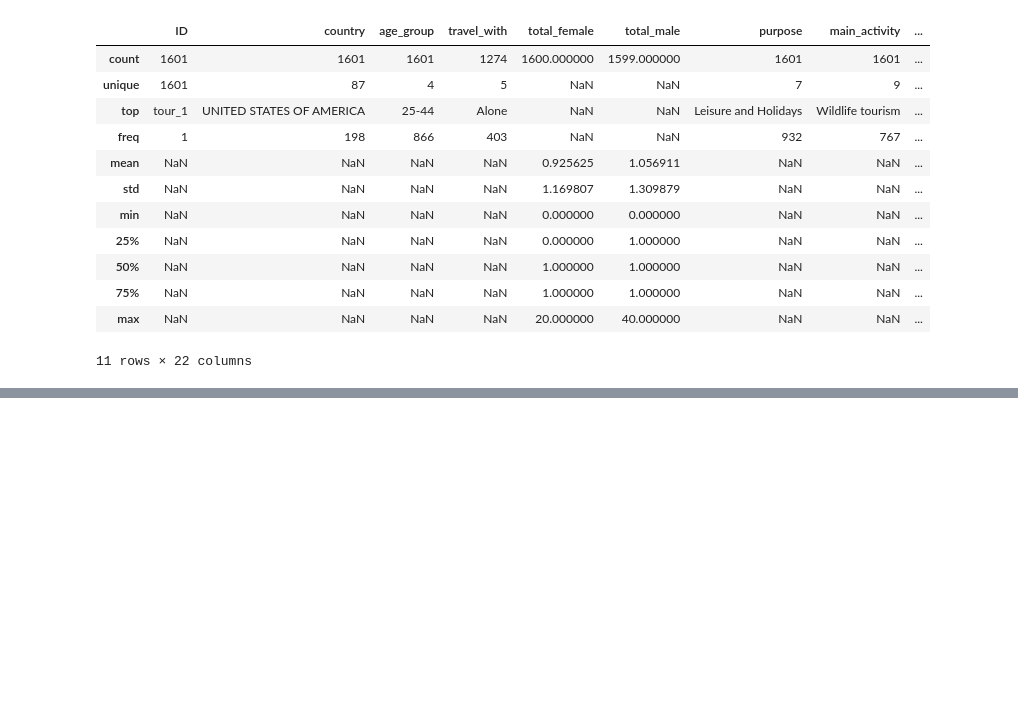
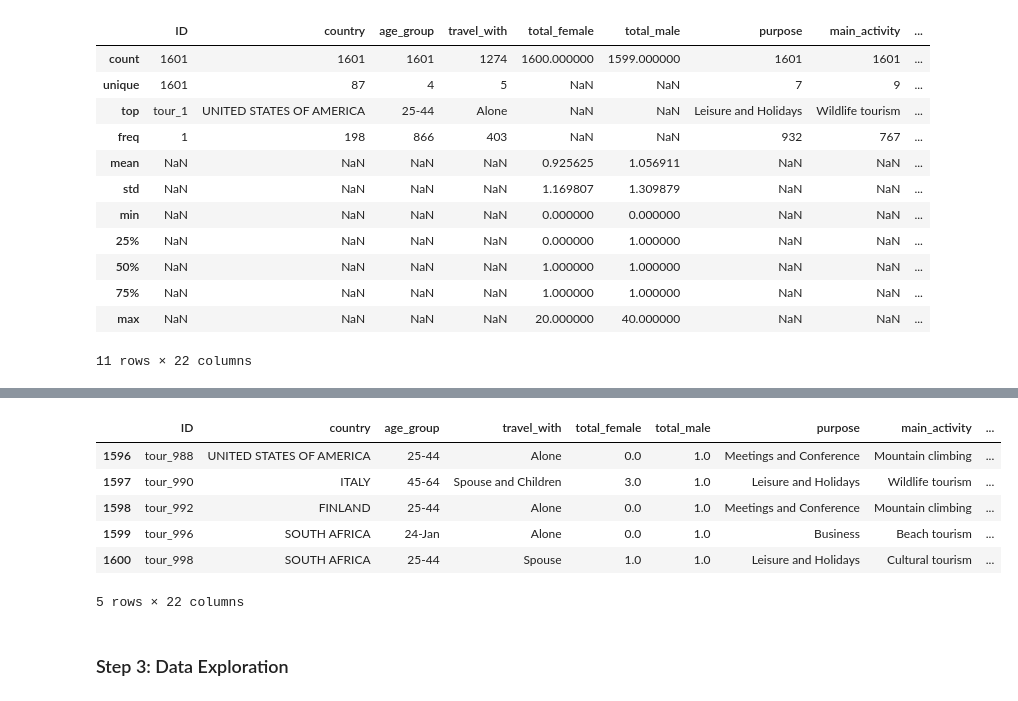
Before and after one commit to normanmunge/tanzania-tourism-eda, a Jupyter notebook: tanzanian-analysis-eda.ipynb, the cells around one changed output, grey strips where cells are left out. Saved outputs shown, nothing was run; the diff lists cells and outputs as text; code cells hidden in the pictures; blank space fills up the shorter version.

```diff
--- a/tanzanian-analysis-eda.ipynb
+++ b/tanzanian-analysis-eda.ipynb
@@ -128 +197,3 @@ array(['Package Tour', 'Independent', 0], dtype=object)
+# %%
+tourists_df.most_impressing = tourists_df.most_impressing.fillna('No comments')
 # %% [markdown]
@@ -134,2 +205,2 @@ np.int64(2)
 # %%
-tourists_df.drop(tourists_df.duplicated().index)
+tourists_df.drop(tourists_df[tourists_df.duplicated()].index, inplace=True)
@@ -145,0 +212,12 @@ tourists_df[tourists_df.duplicated()]
+# %%
+tourists_df.tail()
+# %% [output]
+|  | ID | country | age_group | travel_with | total_female | total_male | purpose | main_activity | ... |
+| 1596 | tour_988 | UNITED STATES OF AMERICA | 25-44 | Alone | 0.0 | 1.0 | Meetings and Conference | Mountain climbing | ... |
+| 1597 | tour_990 | ITALY | 45-64 | Spouse and Children | 3.0 | 1.0 | Leisure and Holidays | Wildlife tourism | ... |
+| 1598 | tour_992 | FINLAND | 25-44 | Alone | 0.0 | 1.0 | Meetings and Conference | Mountain climbing | ... |
+| 1599 | tour_996 | SOUTH AFRICA | 24-Jan | Alone | 0.0 | 1.0 | Business | Beach tourism | ... |
+| 1600 | tour_998 | SOUTH AFRICA | 25-44 | Spouse | 1.0 | 1.0 | Leisure and Holidays | Cultural tourism | ... |
+5 rows × 22 columns
+# %% [markdown]
+### Step 3: Data Exploration
```
Also changed, not shown: parts of 32 cells of this notebook.
